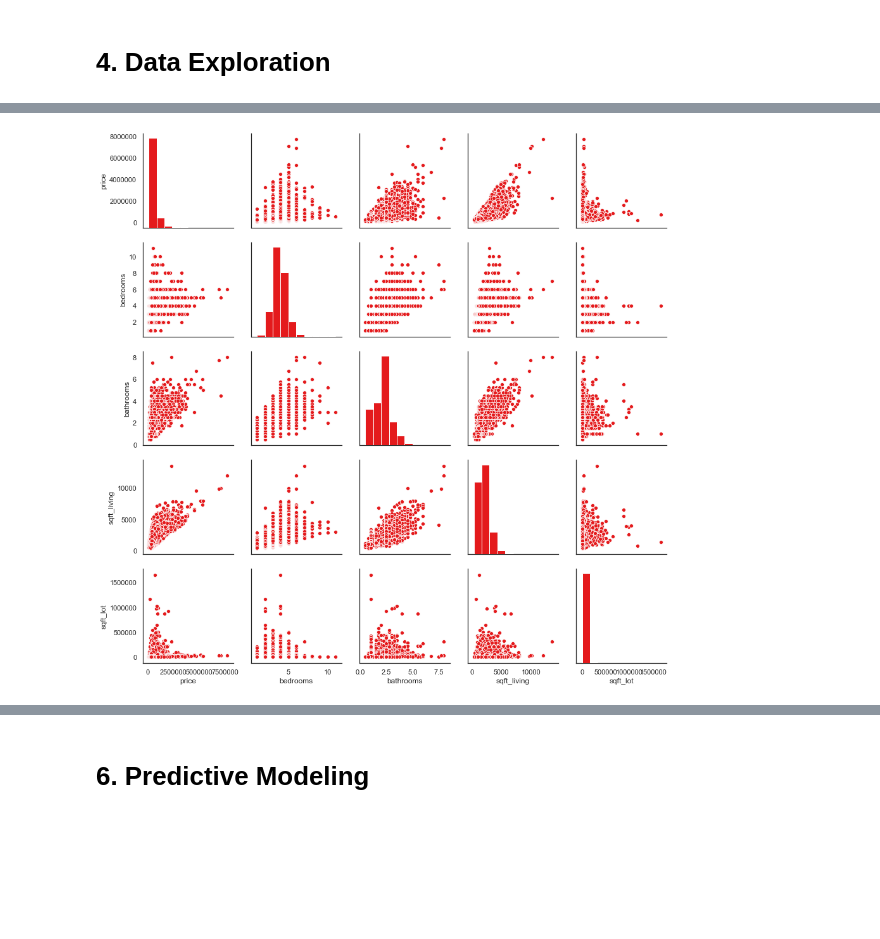
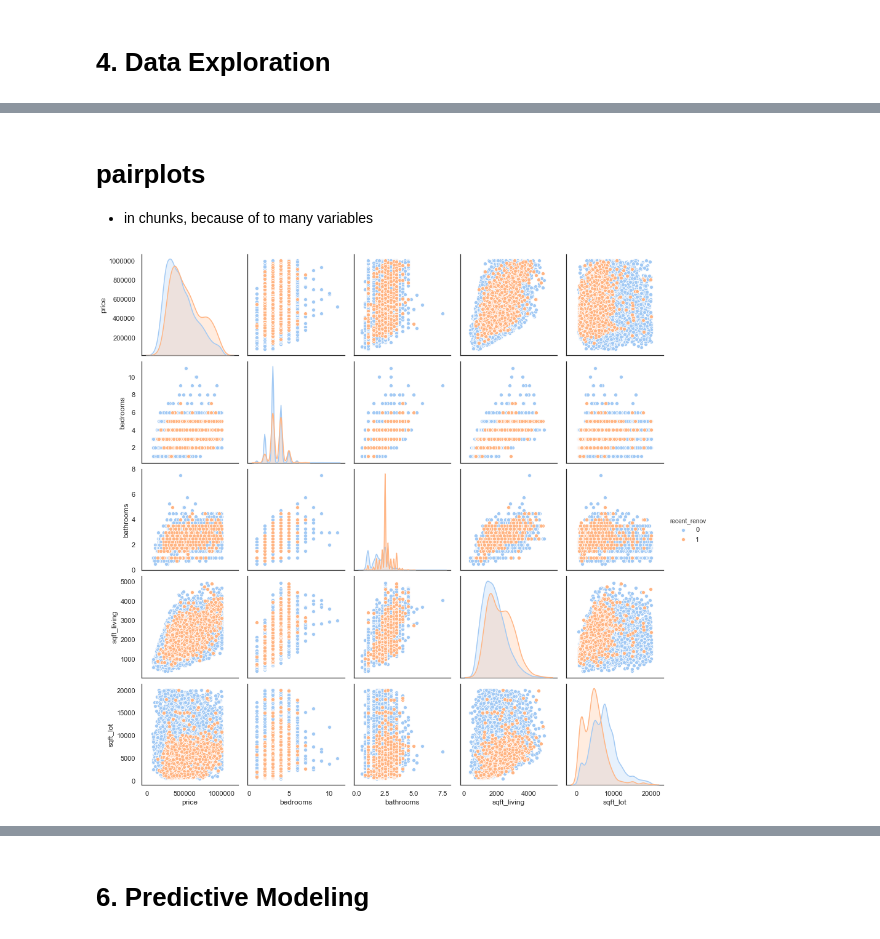
Before and after one commit to Karsten-Yan/200303_House_Prices_Project, a Jupyter notebook: 200303_Karsten_Yan_Project1.ipynb, the cells around one changed output, grey strips where cells are left out. Cells and saved outputs as stored; diff of their text form; code cells hidden in the pictures; blank space fills up the shorter version.

```diff
--- a/200303_Karsten_Yan_Project1.ipynb
+++ b/200303_Karsten_Yan_Project1.ipynb
@@ -200,5 +183,5 @@ df_clean.tail()
 # %%
-series = (df_clean["condition"] > 3) & (df_clean["grade"] > 7)
+series = df_clean["grade"] > 7
 series=series*1
 series=series.rename("good_quality")
 df_clean=df_clean.join(series)
@@ -225,0 +213,3 @@ df_clean.head()
+# %%
+df_clean.columns = [elm.replace(".","_") for elm in list(df_clean.columns)]
+df_clean.head()
@@ -228,5 +229,4 @@ df_clean.head()
 # %%
-df_clean = df_clean.drop(["date","zipcode","lat","long"], axis = 1)
+df_clean = df_clean.drop(["date","lat","long"], axis = 1)
 df_clean=df_clean.dropna()
 df_clean=df_clean.drop(index=15856)
-df_clean.sort_values("bedrooms")
@@ -250,0 +237,5 @@ plt.hist(df_clean.yr_since_renov, bins =20);
+# %%
+df_clean = df_clean[df_clean["price"] <= 1000000]
+df_clean = df_clean[df_clean["sqft_lot"] <= 20000]
+df_clean = df_clean[df_clean["sqft_living"] <= 5000]
+df_clean.shape
@@ -278,9 +278,13 @@ autocorrelated:
+# %% [markdown]
+# pairplots
+
+* in chunks, because of to many variables
 # %%
 colspp = ["price"]
 colspp.extend(list(df_clean.columns[1:5]))
-sns.pairplot(df_clean, vars=colspp);
+sns.pairplot(df_clean, vars=colspp, hue="recent_renov");
 # %% [output]
-[figure, old version]
+[figure, new version]
 # %%
 colspp = ["price"]
 colspp.extend(list(df_clean.columns[6:10]))
```
Also changed, not shown: parts of 133 cells of this notebook, 22 other files.
